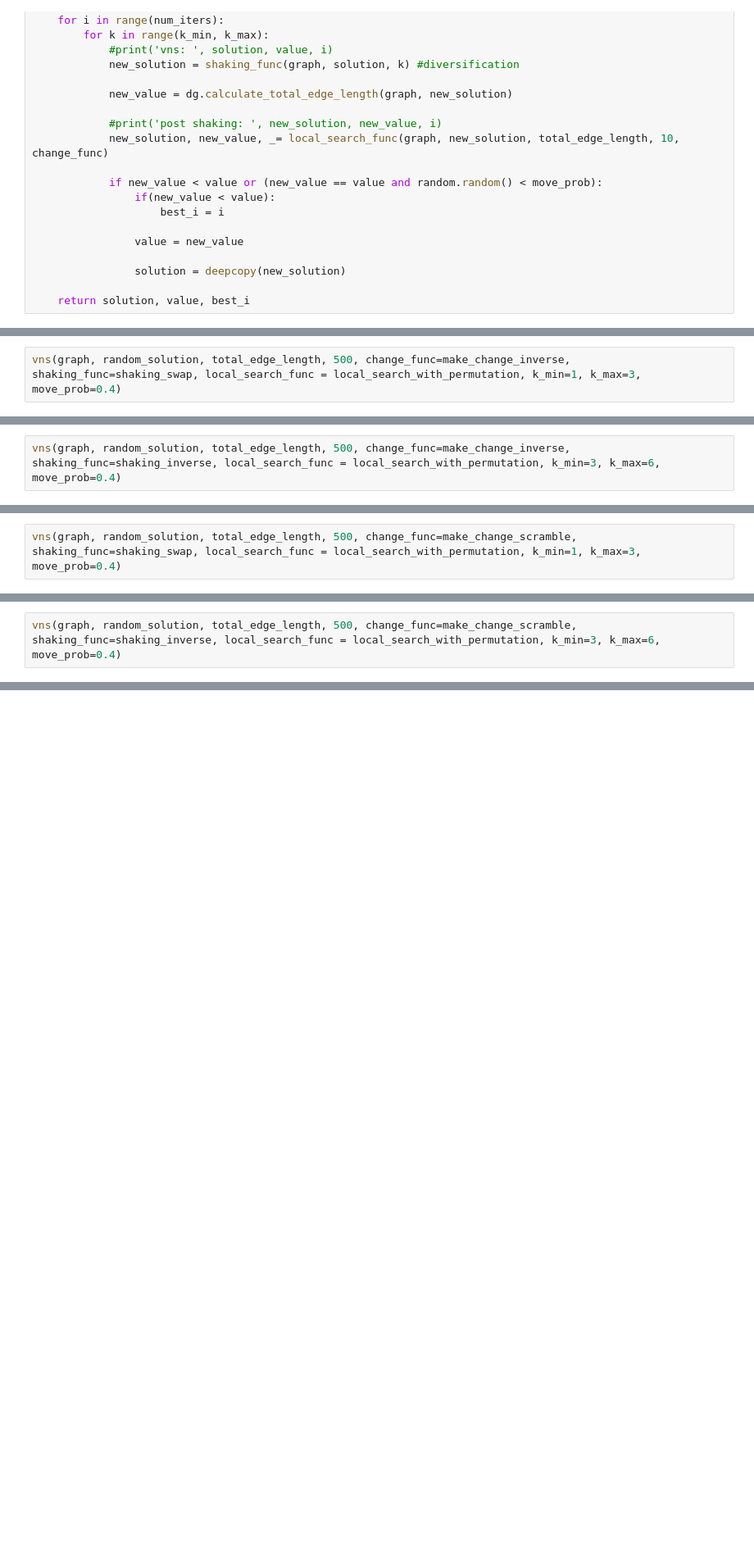
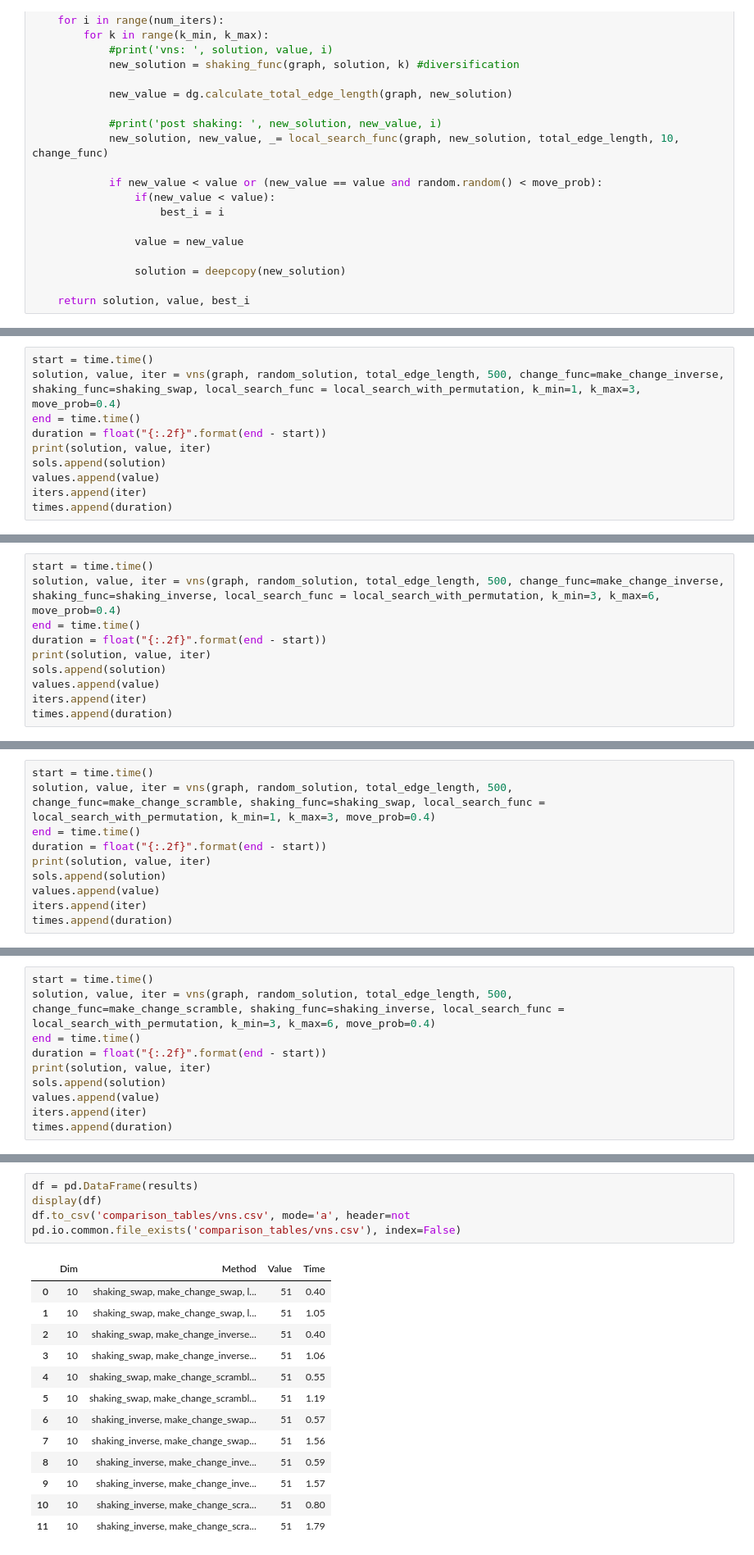
Before and after one commit to JohnMcCodeman5/classified_ri, a Jupyter notebook: s_metaheuristics.ipynb, the cells around one changed output, grey strips where cells are left out. Shown at 82% size. Saved outputs shown, nothing was run; the diff lists cells and outputs as text; blank space fills up the shorter version.

```diff
--- a/s_metaheuristics.ipynb
+++ b/s_metaheuristics.ipynb
@@ -306,3 +596,11 @@ vns(graph, random_solution, total_edge_length, 500, change_func=make_change_swap
 # %%
-vns(graph, random_solution, total_edge_length, 500, change_func=make_change_inverse, shaking_func=shaking_swap, local_search_func = local_search_with_permutation, k_min=1, k_max=3, move_prob=0.4)
+start = time.time()
+solution, value, iter = vns(graph, random_solution, total_edge_length, 500, change_func=make_change_inverse, shaking_func=shaking_swap, local_search_func = local_search_with_permutation, k_min=1, k_max=3, move_prob=0.4)
+end = time.time()
+duration = float("{:.2f}".format(end - start))
+print(solution, value, iter)
+sols.append(solution)
+values.append(value)
+iters.append(iter)
+times.append(duration)
 # %% [output]
@@ -312,3 +608,11 @@ vns(graph, random_solution, total_edge_length, 500, change_func=make_change_inve
 # %%
-vns(graph, random_solution, total_edge_length, 500, change_func=make_change_inverse, shaking_func=shaking_inverse, local_search_func = local_search_with_permutation, k_min=3, k_max=6, move_prob=0.4)
+start = time.time()
+solution, value, iter = vns(graph, random_solution, total_edge_length, 500, change_func=make_change_inverse, shaking_func=shaking_inverse, local_search_func = local_search_with_permutation, k_min=3, k_max=6, move_prob=0.4)
+end = time.time()
+duration = float("{:.2f}".format(end - start))
+print(solution, value, iter)
+sols.append(solution)
+values.append(value)
+iters.append(iter)
+times.append(duration)
 # %% [output]
@@ -318,3 +620,11 @@ vns(graph, random_solution, total_edge_length, 500, change_func=make_change_inve
 # %%
-vns(graph, random_solution, total_edge_length, 500, change_func=make_change_scramble, shaking_func=shaking_swap, local_search_func = local_search_with_permutation, k_min=1, k_max=3, move_prob=0.4)
+start = time.time()
+solution, value, iter = vns(graph, random_solution, total_edge_length, 500, change_func=make_change_scramble, shaking_func=shaking_swap, local_search_func = local_search_with_permutation, k_min=1, k_max=3, move_prob=0.4)
+end = time.time()
+duration = float("{:.2f}".format(end - start))
+print(solution, value, iter)
+sols.append(solution)
+values.append(value)
+iters.append(iter)
+times.append(duration)
 # %% [output]
@@ -324,3 +632,11 @@ vns(graph, random_solution, total_edge_length, 500, change_func=make_change_scra
 # %%
-vns(graph, random_solution, total_edge_length, 500, change_func=make_change_scramble, shaking_func=shaking_inverse, local_search_func = local_search_with_permutation, k_min=3, k_max=6, move_prob=0.4)
+start = time.time()
+solution, value, iter = vns(graph, random_solution, total_edge_length, 500, change_func=make_change_scramble, shaking_func=shaking_inverse, local_search_func = local_search_with_permutation, k_min=3, k_max=6, move_prob=0.4)
+end = time.time()
+duration = float("{:.2f}".format(end - start))
+print(solution, value, iter)
+sols.append(solution)
+values.append(value)
+iters.append(iter)
+times.append(duration)
 # %% [output]
@@ -329,0 +732,18 @@ vns(graph, random_solution, total_edge_length, 500, change_func=make_change_scra
+# %%
+df = pd.DataFrame(results)
+display(df)
+df.to_csv('comparison_tables/vns.csv', mode='a', header=not pd.io.common.file_exists('comparison_tables/vns.csv'), index=False)
+# %% [output]
+|  | Dim | Method | Value | Time |
+| 0 | 10 | shaking_swap, make_change_swap, l... | 51 | 0.40 |
+| 1 | 10 | shaking_swap, make_change_swap, l... | 51 | 1.05 |
+| 2 | 10 | shaking_swap, make_change_inverse... | 51 | 0.40 |
+| 3 | 10 | shaking_swap, make_change_inverse... | 51 | 1.06 |
+| 4 | 10 | shaking_swap, make_change_scrambl... | 51 | 0.55 |
+| 5 | 10 | shaking_swap, make_change_scrambl... | 51 | 1.19 |
+| 6 | 10 | shaking_inverse, make_change_swap... | 51 | 0.57 |
+| 7 | 10 | shaking_inverse, make_change_swap... | 51 | 1.56 |
+| 8 | 10 | shaking_inverse, make_change_inve... | 51 | 0.59 |
+| 9 | 10 | shaking_inverse, make_change_inve... | 51 | 1.57 |
+| 10 | 10 | shaking_inverse, make_change_scra... | 51 | 0.80 |
+| 11 | 10 | shaking_inverse, make_change_scra... | 51 | 1.79 |
```
Also changed, not shown: parts of 47 cells of this notebook, 21 other files.
